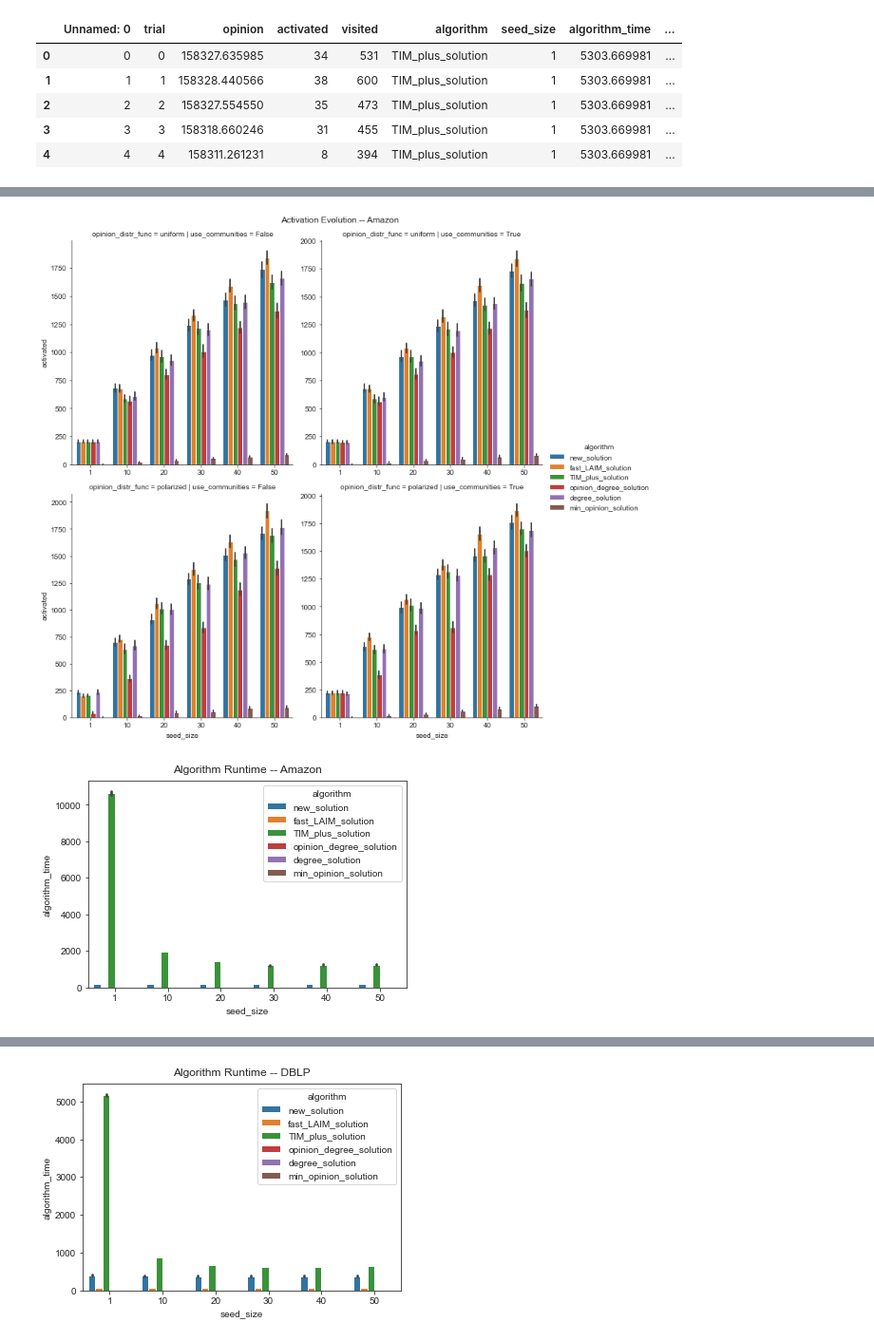
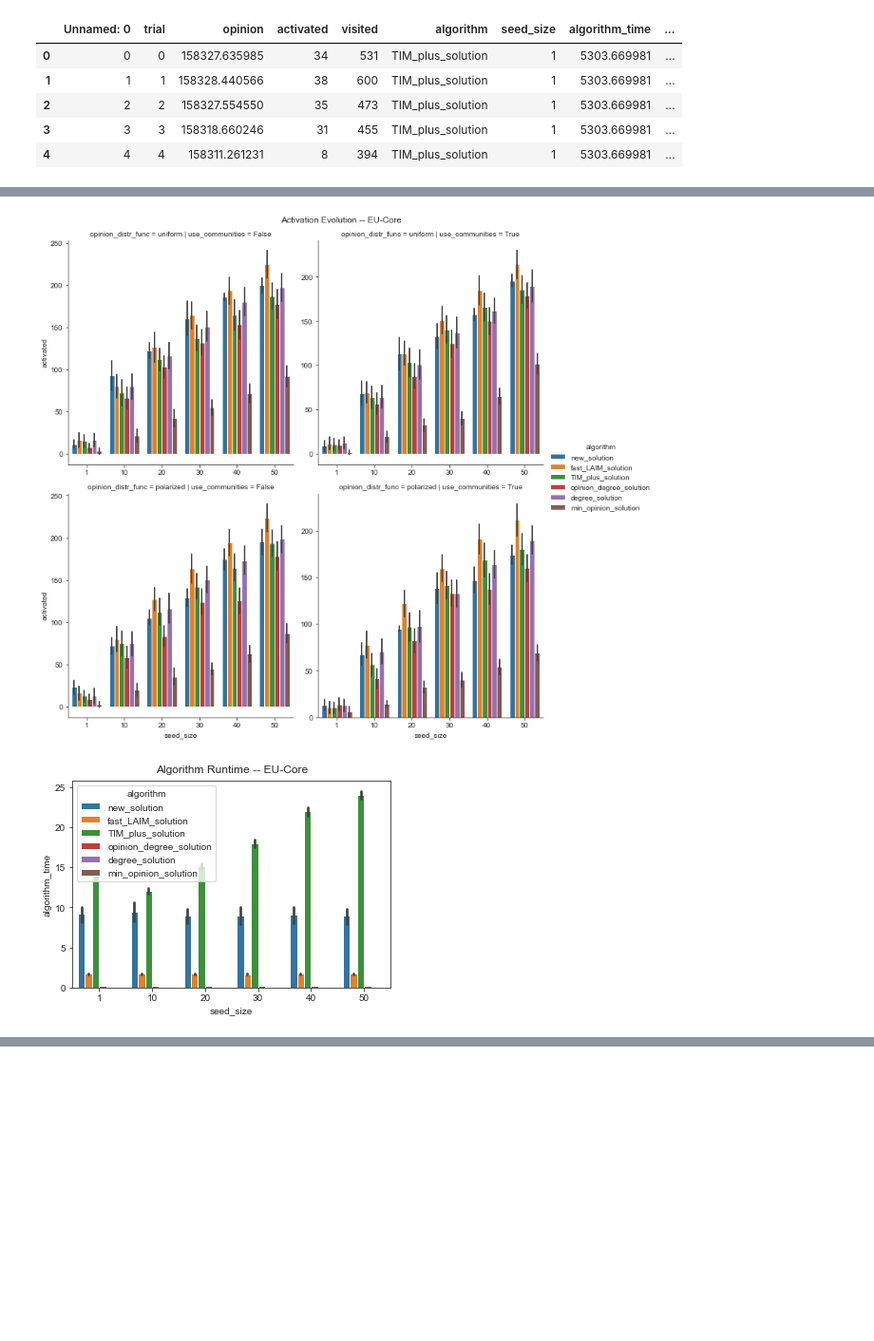
Before and after one commit to nathaniel-hudson/BIC-Diffusion, a Jupyter notebook: src/Analysis.ipynb, the cells around one changed output, grey strips where cells are left out. Shown at 95% size. Cells and saved outputs as stored; diff of their text form; code cells hidden in the pictures; blank space fills up the shorter version.

```diff
--- a/src/Analysis.ipynb
+++ b/src/Analysis.ipynb
@@ -66,9 +66,9 @@ dblp_data.head()
 | 4 | 4 | 4 | 158311.261231 | 8 | 394 | TIM_plus_solution | 1 | 5303.669981 | ... |
 # %%
 datasets = [
-    ("Amazon", amazon_data), ("DBLP", dblp_data),
+    # ("Amazon", amazon_data), ("DBLP", dblp_data),
     ("EU-Core", eu_core_data),
-    ("Facebook", facebook_data), ("Twitter", twitter_data)
+    # ("Facebook", facebook_data), ("Twitter", twitter_data)
 ]
 
 order = ["new_solution", "fast_LAIM_solution", "TIM_plus_solution", "opinion_degree_solution", "degree_solution", "min_opinion_solution"]
@@ -121,2 +121,2 @@ for label, data in datasets:
-[figure, old version]
+[figure, new version]
-[figure, old version]
+[figure, new version]
@@ -125 +122,0 @@ for label, data in datasets:
-[figure, removed]
```
Also changed, not shown: parts of 1 cell of this notebook, 6 other files.
